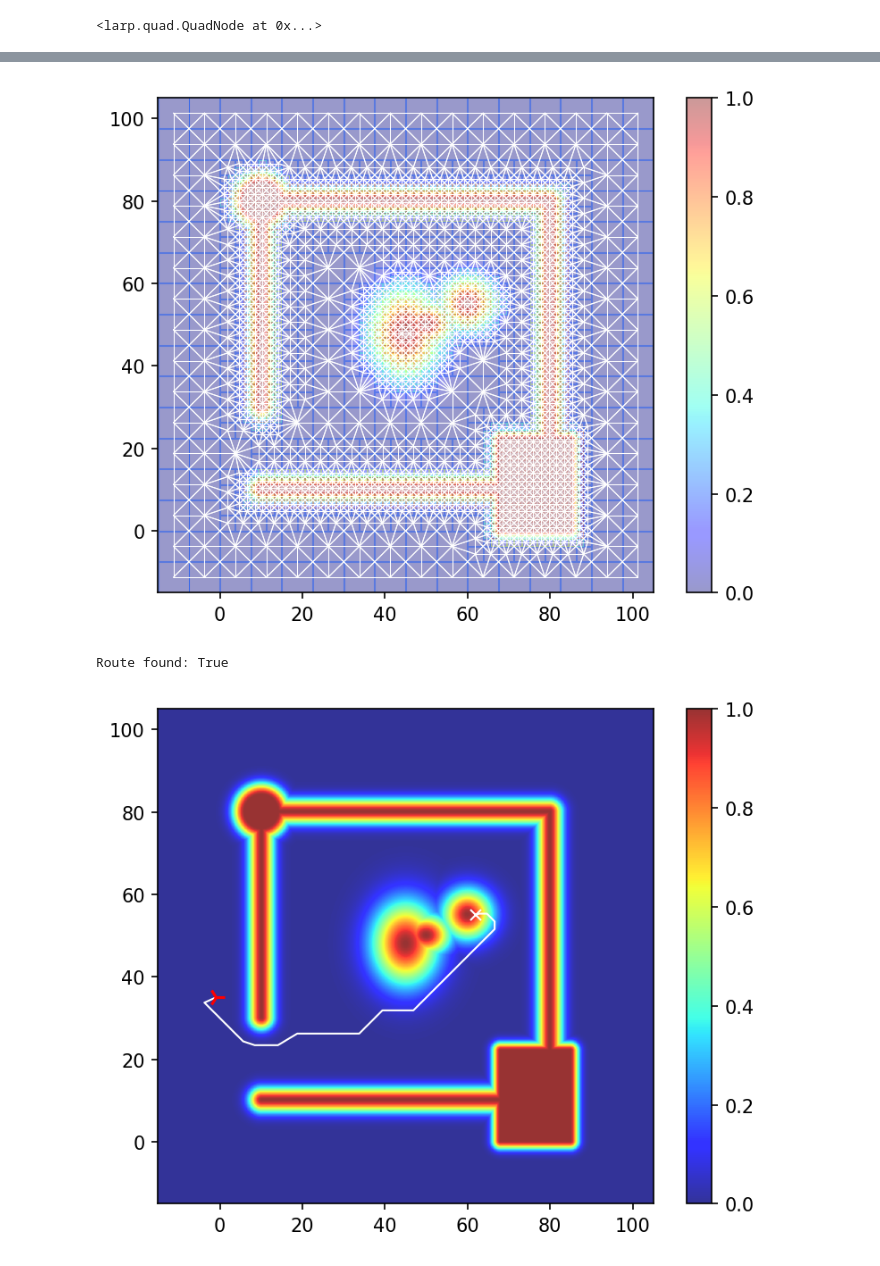
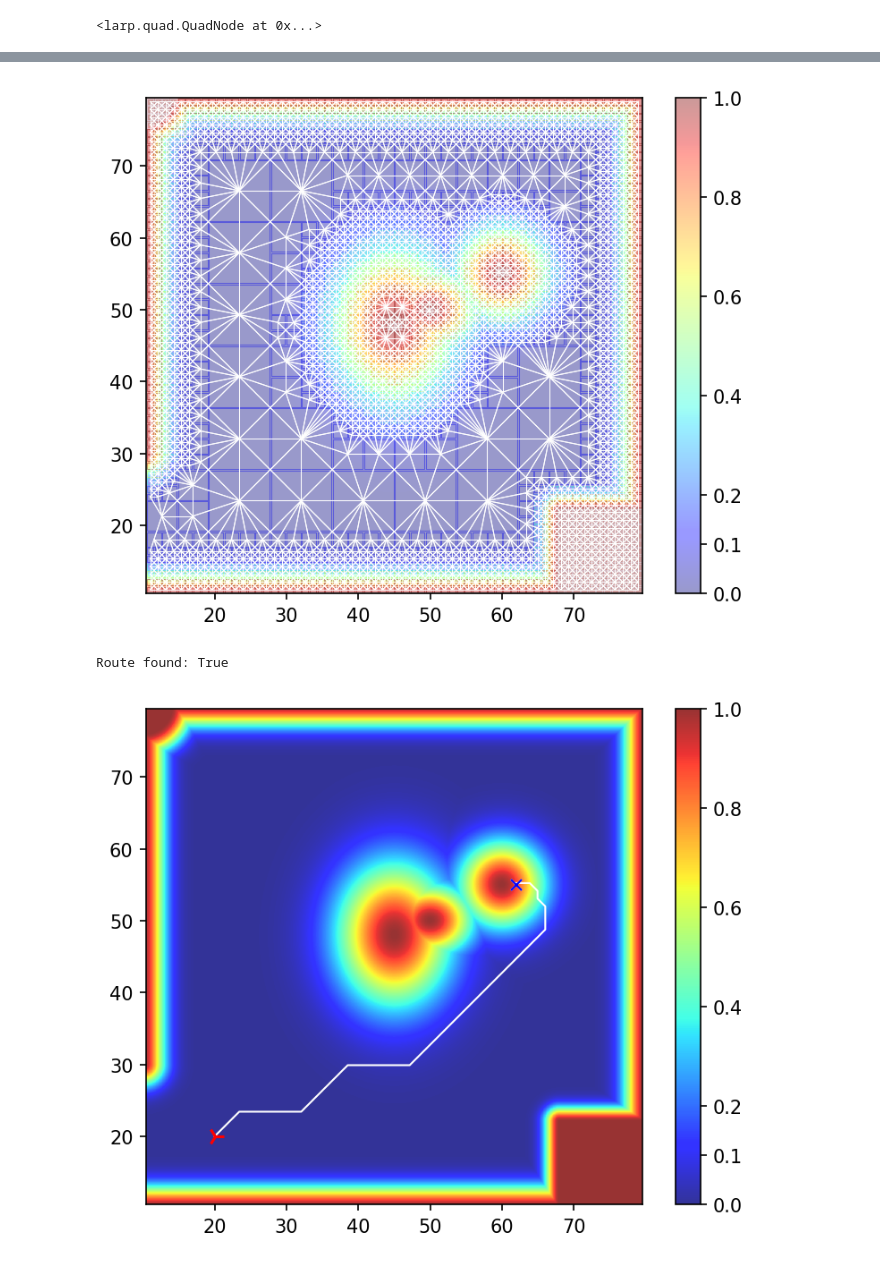
Before and after one commit to wzjoriv/Larp, a Jupyter notebook: presentation.ipynb, the cells around one changed output, grey strips where cells are left out. Cells and saved outputs as stored; diff of their text form; code cells hidden in the pictures.

Commit message:
Complete RGeoJSON file load

```diff
--- a/presentation.ipynb
+++ b/presentation.ipynb
@@ -11,3 +6,5 @@ field = larp.PotentialField(size=(120, 120), rgjs=rgjs)
+# %%
+field = lpio.loadRGeoJSONFile("test/data.rgj")
 # %%
 display = field.to_image(resolution=400, center_point=[45, 45])
 
@@ -21,5 +18,5 @@ plt.show()
 # %%
-edges = [0.2, 0.4, 0.6, 0.8]
+edges = [0.1, 0.2, 0.4, 0.6, 0.8]
 quad_tree = larp.quad.QuadTree(field, minimum_sector_length=2, maximum_sector_length=10, boundaries=edges)
 quad_tree.build()
 # %% [output]
@@ -54,12 +51,13 @@ for i in range(0, len(boundaries_lines), 2):
 plt.plot(*routes_lines, color="#fff", alpha=1.0, linewidth=0.5)
 plt.show()
 # %% [output]
-[figure, old version]
+[figure, new version]
 # %%
-start = (-1, 35) # (x, y)
+start = (20, 20) # (x, y)
 end = (62, 55)
+k=1.2
 
-route = routing_graph.find_route(start, end, scale_tranform=lambda x: 1/(1.0 - x + 1e-10), alg="A*")
+route = routing_graph.find_route(start, end, scale_tranform=lambda x: 1/(k*(1.0 - x + 1e-10)), alg="A*")
 # route = routing_graph.find_route(start, end, scale_tranform=lambda x: x + 1, alg="A*")
 print(f"Route found: {route is not None}")
 # %% [output]
@@ -67,15 +65,16 @@ Route found: True
 # %%
 route_path = larp.graph.RouteGraph.route_to_lines_collection(start, end, route, remapped=True)
 
 plt.figure(dpi=150)
 plt.imshow(display, cmap='jet', extent=field.get_extent(), alpha=0.8)
 plt.colorbar().set_ticks([0.0] + edges + [1.0])
 plt.plot(route_path[:, 0], route_path[:, 1], color="#fff", alpha=1.0, linewidth=1.0)
 plt.plot(route_path[0, 0], route_path[0, 1], 'r4', markersize=10.0, markeredgewidth=1.5)
 plt.plot(route_path[-1, 0], route_path[-1, 1], 'wx')
+plt.plot(end[0], end[1], 'bx')
 plt.show()
 # %% [output]
-[figure, old version]
+[figure, new version]
 # %%
 plt.figure(dpi=150)
 plt.imshow(display, cmap='jet', extent=field.get_extent(), alpha=0.4)
```
Also changed, not shown: parts of 6 cells of this notebook, 6 other files.
